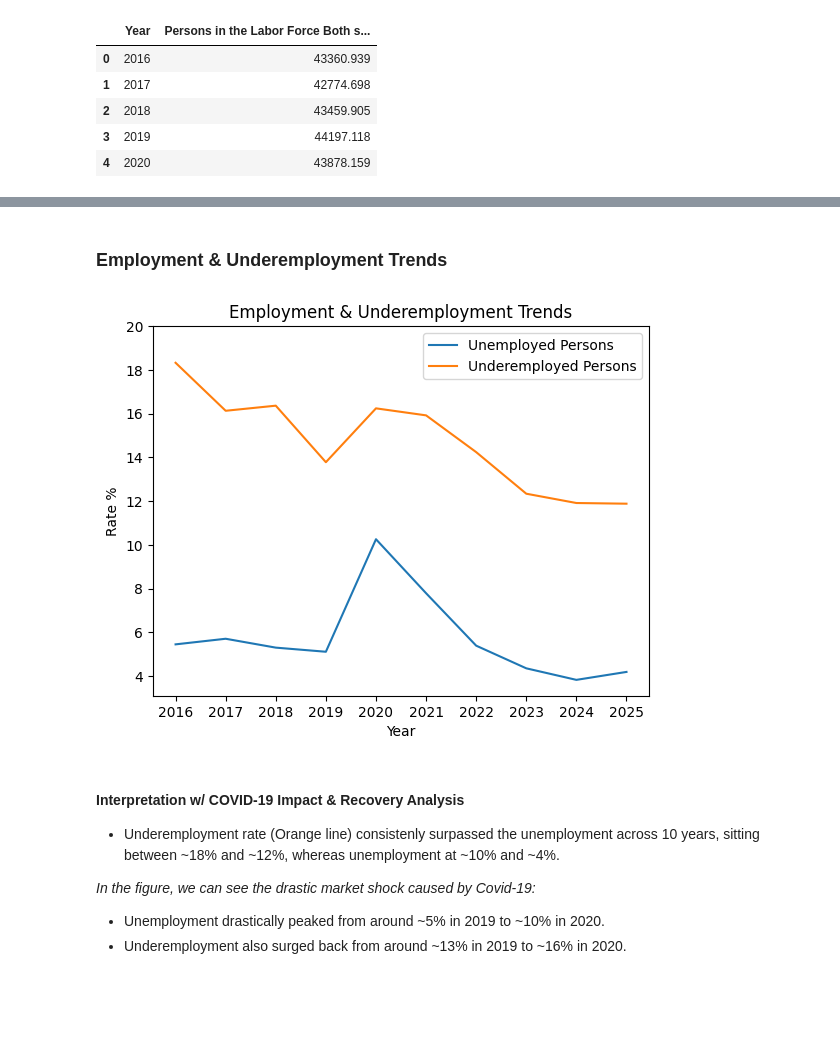
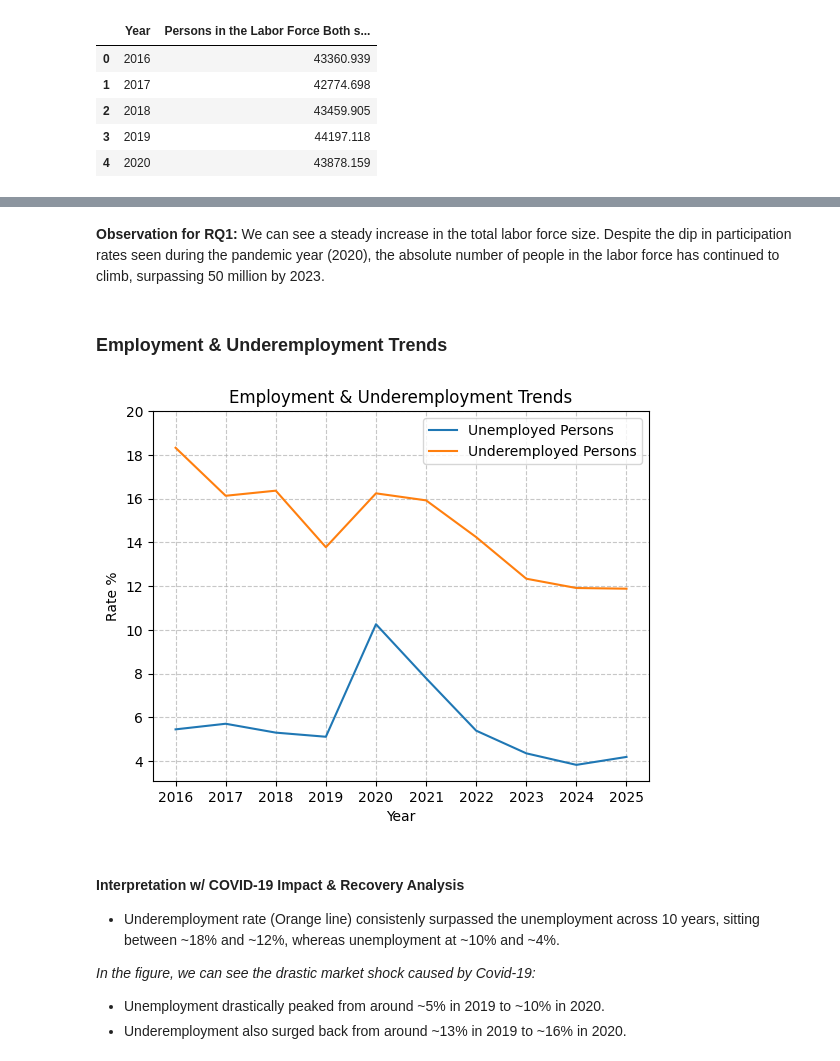
Before and after one commit to FrinceNacion/Philippine-Labor-2016-2025-Market-Analysis, a Jupyter notebook: notebook.ipynb, the cells around one changed output, grey strips where cells are left out. Saved outputs shown, nothing was run; the diff lists cells and outputs as text; code cells hidden in the pictures; blank space fills up the shorter version.

```diff
--- a/notebook.ipynb
+++ b/notebook.ipynb
@@ -228,21 +239,25 @@ memory usage: 292.0 bytes
+# %% [markdown]
+**Observation for RQ1:**
+We can see a steady increase in the total labor force size. Despite the dip in participation rates seen during the pandemic year (2020), the absolute number of people in the labor force has continued to climb, surpassing 50 million by 2023.
 # %% [markdown]
 ### Employment & Underemployment Trends
 # %%
 x = labor_market['Year']
 y1 = labor_market['Unemployment Rate %']
 y2 = labor_market['Underemployment Rate %']
 
 plt.plot(x, y1, label = 'Unemployed Persons')
 plt.plot(x, y2, label = 'Underemployed Persons')
 plt.xlabel('Year')
 plt.ylabel('Rate %')
 plt.title('Employment & Underemployment Trends')
 plt.xticks(np.arange(2016, 2026, 1))
 plt.yticks(np.arange(4, 22, 2))
+plt.grid(True, linestyle='--', alpha=0.7)
 plt.legend()
 plt.show()
 # %% [output]
-[figure, old version]
+[figure, new version]
 # %% [markdown]
 #### Interpretation w/ COVID-19 Impact & Recovery Analysis
 
```
Also changed, not shown: parts of 2 cells of this notebook.
